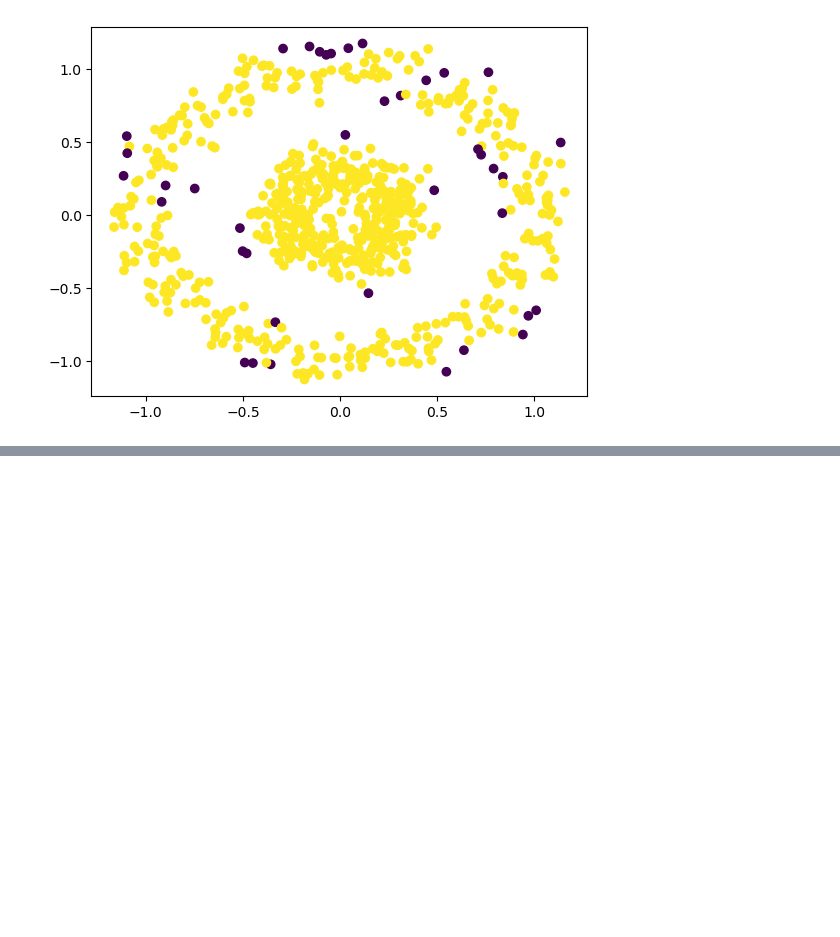
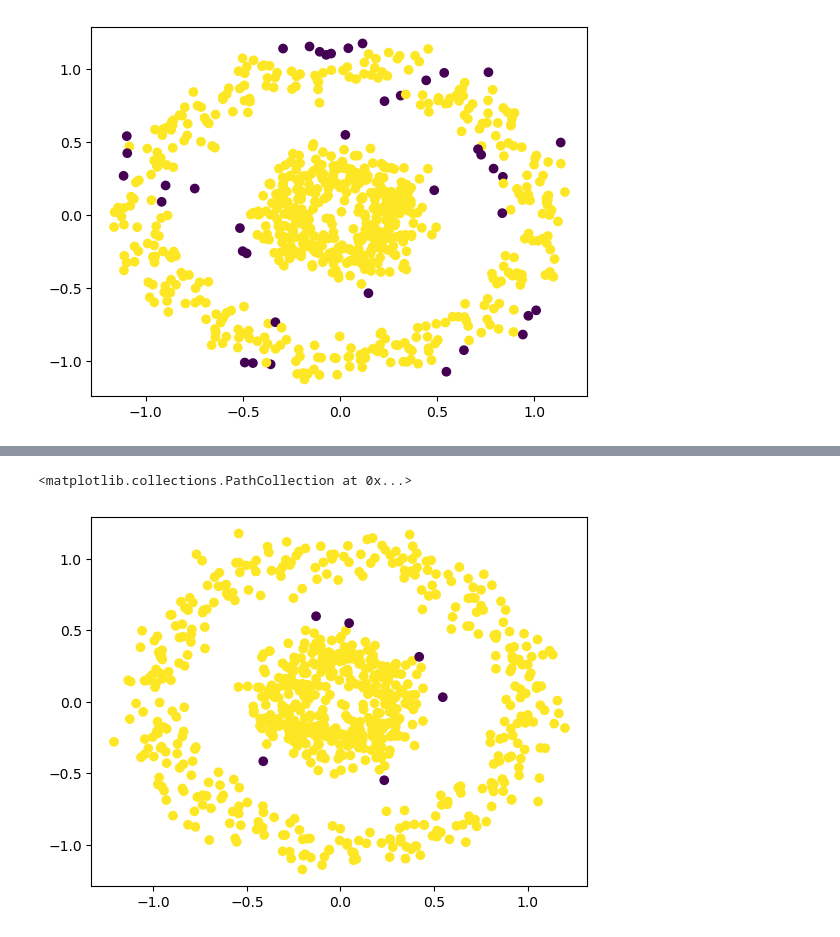
Before and after one commit to diegoagd10/machine-learning-knoweldge-base, a Jupyter notebook: anomaly-detection-implementation.ipynb, the cells around one changed output, grey strips where cells are left out. Cells and saved outputs as stored; diff of their text form; code cells hidden in the pictures; blank space fills up the shorter version.

```diff
--- a/anomaly-detection-implementation.ipynb
+++ b/anomaly-detection-implementation.ipynb
@@ -160,0 +172,10 @@ plt.scatter(X[:,0], X[:,1], c=new_lables)
+# %%
+local_outlier_factor = LocalOutlierFactor(n_neighbors=20, algorithm='ball_tree', metric='minkowski')
+# %%
+# Minus ones are outliers
+predictions = local_outlier_factor.fit_predict(X)
+# %%
+plt.scatter(X[:,0], X[:,1], c=predictions)
+# %% [output]
+<matplotlib.collections.PathCollection at 0x...>
+[figure, added]
```
Also changed, not shown: parts of 4 cells of this notebook.
